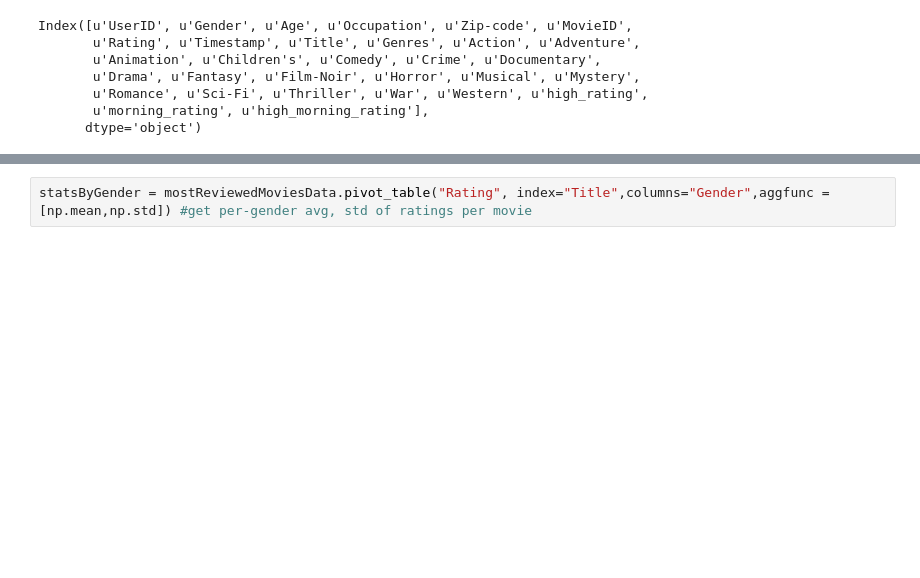
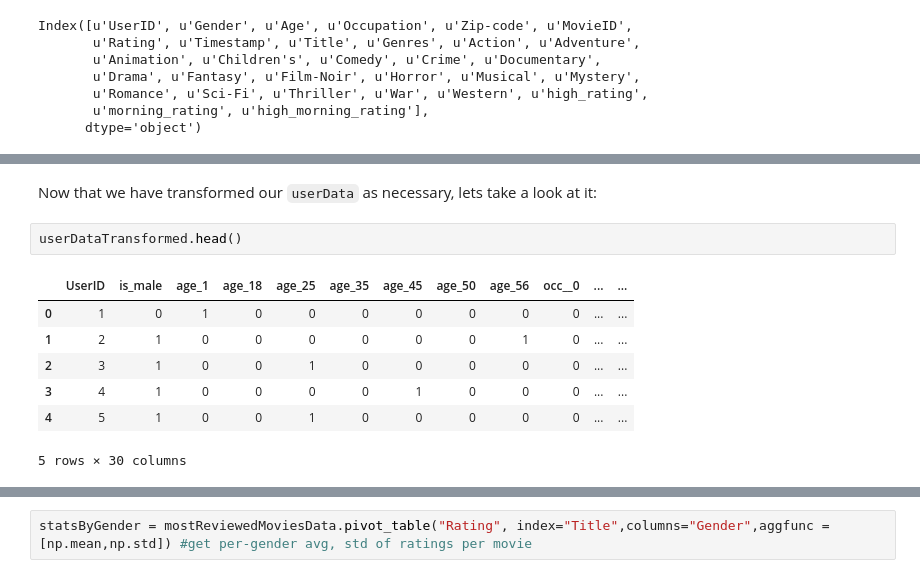
Before and after one commit to learn-co-students/intro-datascience-workshop-dumbo-web-080519, a Jupyter notebook: weekend2/lessons/Lesson 5 - Advanced data manipulation and an intro to ML using Pandas.ipynb, the cells around one changed output, grey strips where cells are left out. Drawn from its saved outputs; the diff is of its cells as text; blank space fills up the shorter version.

```diff
--- a/weekend2/lessons/Lesson 5 - Advanced data manipulation and an intro to ML using Pandas.ipynb
+++ b/weekend2/lessons/Lesson 5 - Advanced data manipulation and an intro to ML using Pandas.ipynb
@@ -202,0 +218,12 @@ mostReviewedMoviesData["Zip-code"].unique()
+# %% [markdown]
+Now that we have transformed our `userData` as necessary, lets take a look at it:
+# %%
+userDataTransformed.head()
+# %% [output]
+|  | UserID | is_male | age_1 | age_18 | age_25 | age_35 | age_45 | age_50 | age_56 | occ__0 | ... | ... |
+| 0 | 1 | 0 | 1 | 0 | 0 | 0 | 0 | 0 | 0 | 0 | ... | ... |
+| 1 | 2 | 1 | 0 | 0 | 0 | 0 | 0 | 0 | 1 | 0 | ... | ... |
+| 2 | 3 | 1 | 0 | 0 | 1 | 0 | 0 | 0 | 0 | 0 | ... | ... |
+| 3 | 4 | 1 | 0 | 0 | 0 | 0 | 1 | 0 | 0 | 0 | ... | ... |
+| 4 | 5 | 1 | 0 | 0 | 1 | 0 | 0 | 0 | 0 | 0 | ... | ... |
+5 rows × 30 columns
```
Also changed, not shown: parts of 20 cells of this notebook.
